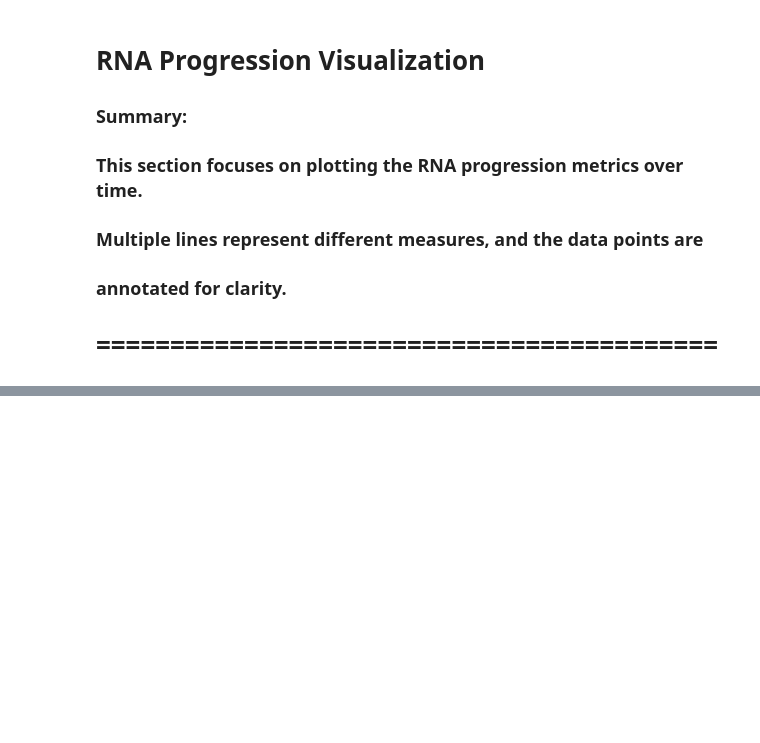
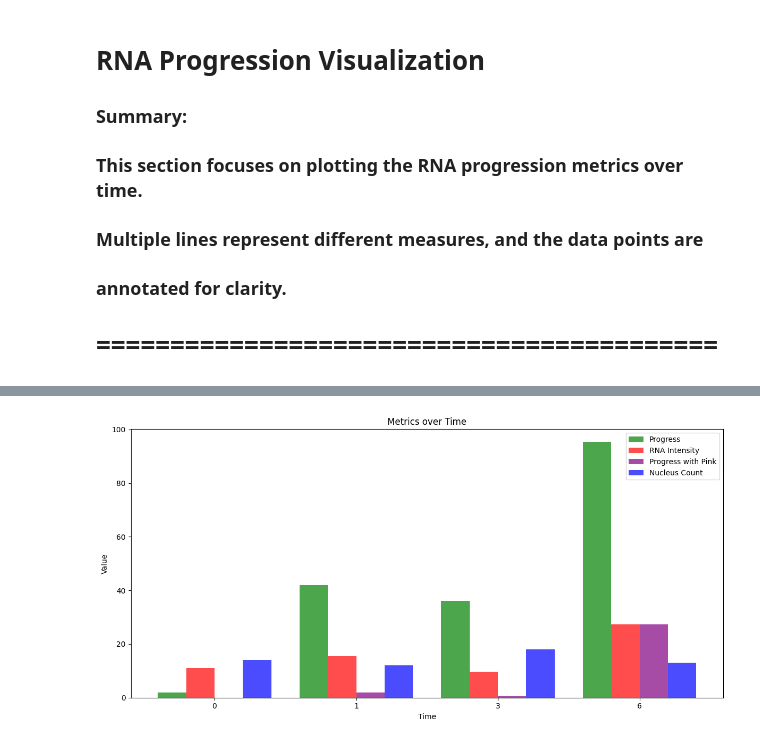
Before and after one commit to haroonsin/gobreak, a Jupyter notebook: src/siRNA_treatment_tracker.ipynb, the cells around one changed output, grey strips where cells are left out. Cells and saved outputs as stored; diff of their text form; code cells hidden in the pictures; blank space fills up the shorter version.

```diff
--- a/src/siRNA_treatment_tracker.ipynb
+++ b/src/siRNA_treatment_tracker.ipynb
@@ -636,0 +564,22 @@ plt.show()
+# %%
+time_points = np.arange(len(time_data))
+bar_width = 0.2
+
+plt.figure(figsize=(12, 6))
+
+# Create bars with specified colors
+plt.bar(time_points, progress_data, bar_width, label='Progress', color='green', alpha=0.7)
+plt.bar(time_points + bar_width, intensity_data, bar_width, label='RNA Intensity', color='red', alpha=0.7)
+plt.bar(time_points + 2*bar_width, progress_data_with_pink, bar_width, label='Progress with Pink', color='purple', alpha=0.7)
+plt.bar(time_points + 3*bar_width, nucleus_total, bar_width, label='Nucleus Count', color='blue', alpha=0.7)
+
+plt.xlabel('Time')
+plt.ylabel('Value')
+plt.title('Metrics over Time')
+plt.xticks(time_points + 1.5*bar_width, time_data)
+plt.legend()
+
+plt.tight_layout()
+plt.show()
+# %% [output]
+[figure, added]
```
Also changed, not shown: parts of 27 cells of this notebook.
